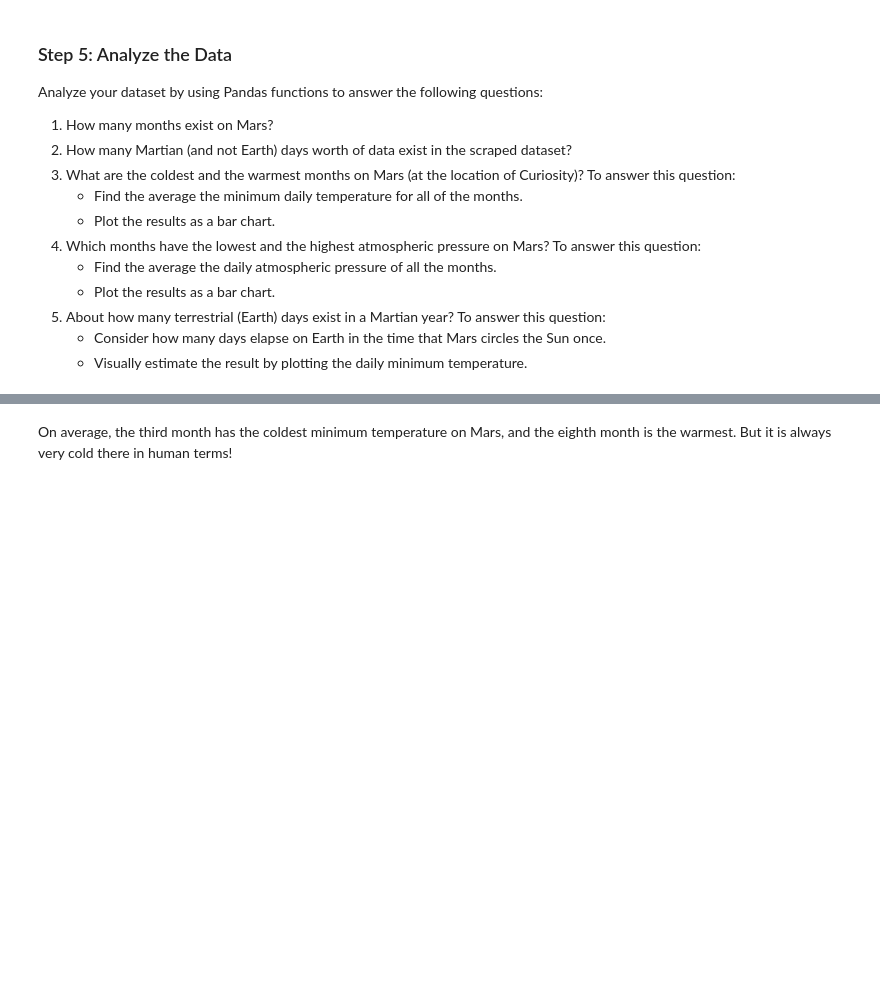
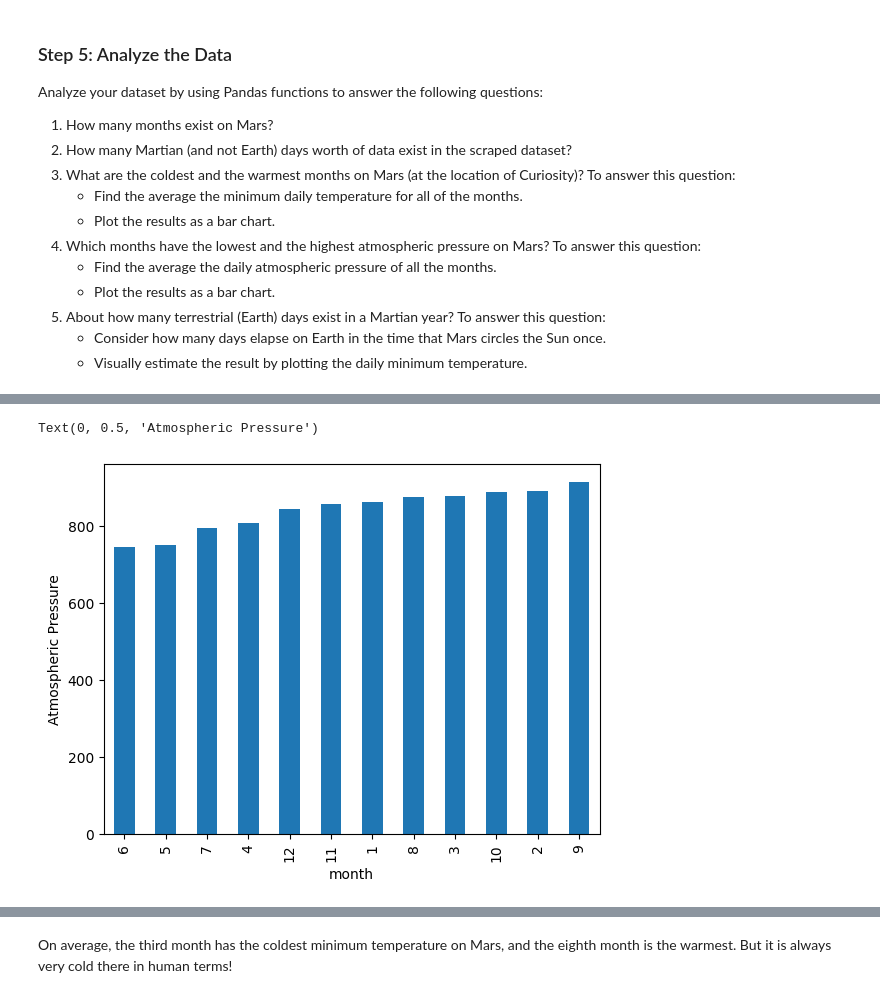
Before and after one commit to TrailrunnerDLH/Data_Collection, a Jupyter notebook: part_2_mars_weather.ipynb, the cells around one changed output, grey strips where cells are left out. Drawn from its saved outputs; the diff is of its cells as text; code cells hidden in the pictures; blank space fills up the shorter version.

```diff
--- a/part_2_mars_weather.ipynb
+++ b/part_2_mars_weather.ipynb
@@ -157,2 +216,4 @@ Analyze your dataset by using Pandas functions to answer the following questions
 # %%
 # 4. Average pressure by Martian month
+avg_pressure = mars_df.groupby("month").mean()["pressure"]
+print(avg_pressure)
@@ -159,4 +235,9 @@ Analyze your dataset by using Pandas functions to answer the following questions
 # %%
 # Plot the average pressure by month
+ac = avg_pressure.sort_values().plot.bar()
+ac.set_ylabel("Atmospheric Pressure")
+# %% [output]
+Text(0, 0.5, 'Atmospheric Pressure')
+[figure, added]
 # %%
 # 5. How many terrestrial (earth) days are there in a Martian year?
```
Also changed, not shown: parts of 9 cells of this notebook.
